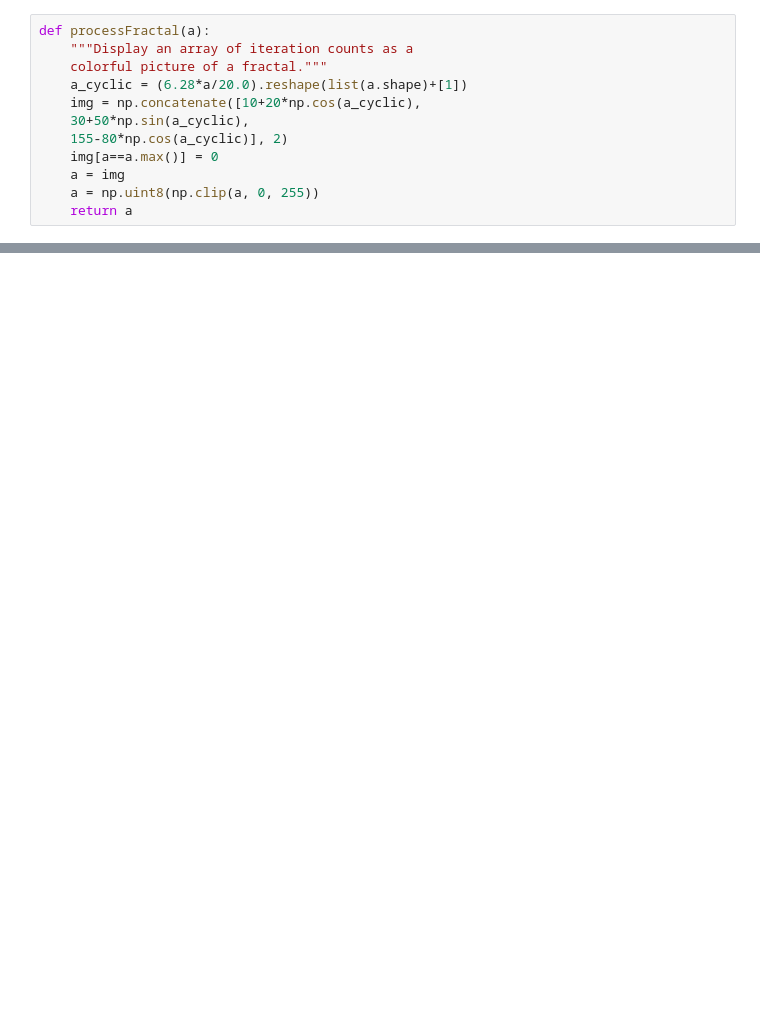
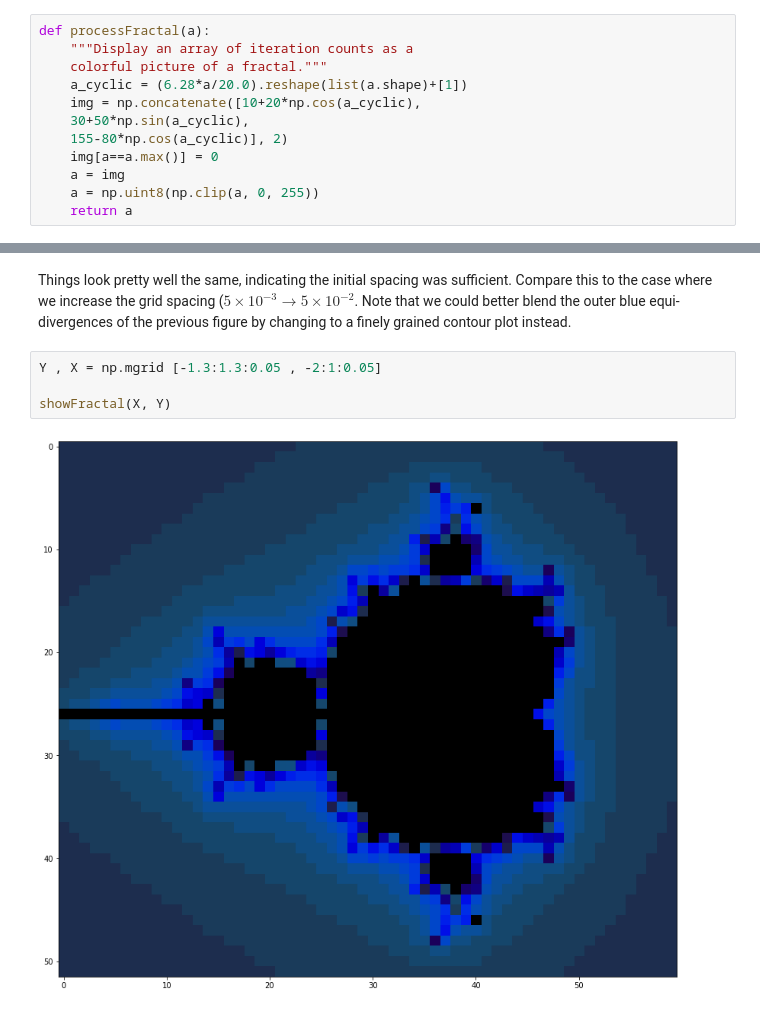
Before and after one commit to sambethune/pattern_analysis, a Jupyter notebook: demo_sheet_1/Demo Sheet 1.ipynb, the cells around one changed output, grey strips where cells are left out. Drawn from its saved outputs; the diff is of its cells as text; blank space fills up the shorter version.

```diff
--- a/demo_sheet_1/Demo Sheet 1.ipynb
+++ b/demo_sheet_1/Demo Sheet 1.ipynb
@@ -101,0 +100,8 @@ showFractal(xs, zs, ns)
+# %% [markdown]
+Things look pretty well the same, indicating the initial spacing was sufficient. Compare this to the case where we increase the grid spacing ($5 \times 10^{-3} \rightarrow 5 \times 10^{-2}$. Note that we could better blend the outer blue equi-divergences of the previous figure by changing to a finely grained contour plot instead.
+# %%
+Y , X = np.mgrid [-1.3:1.3:0.05 , -2:1:0.05]
+
+showFractal(X, Y)
+# %% [output]
+[figure, added]
```
Also changed, not shown: parts of 17 cells of this notebook.
